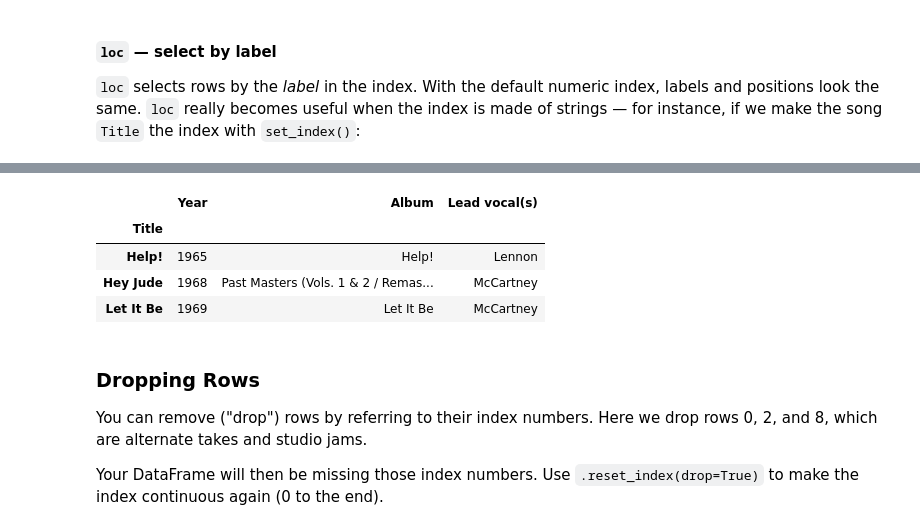
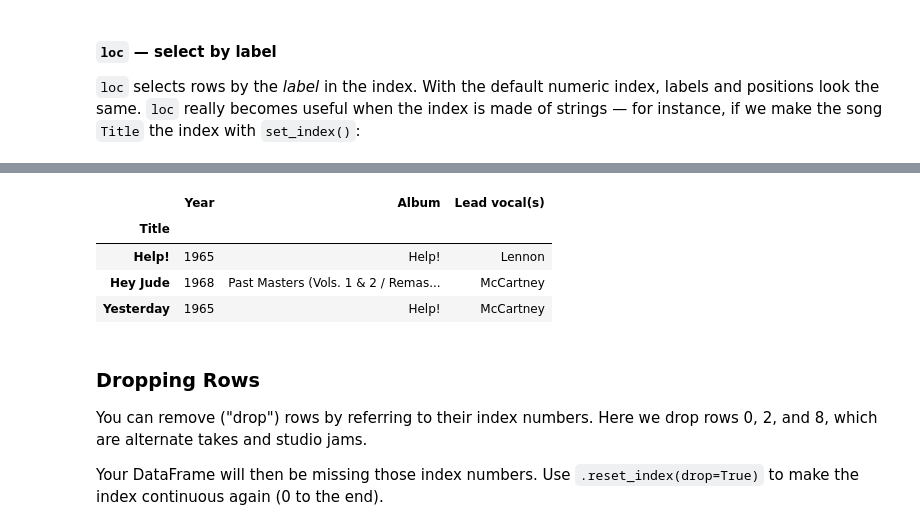
Before and after one commit to RichardFreedman/Heidelberg_Class, a Jupyter notebook: 01_Python Pandas Basics /B_Pandas_Basics_Beatles.ipynb, the cells around one changed output, grey strips where cells are left out. Drawn from its saved outputs; the diff is of its cells as text; code cells hidden in the pictures.

```diff
--- a/01_Python Pandas Basics /B_Pandas_Basics_Beatles.ipynb
+++ b/01_Python Pandas Basics /B_Pandas_Basics_Beatles.ipynb
@@ -219,19 +235,19 @@ Name: Yesterday, dtype: object
 # %%
 # Several songs at once, and only the columns we name
 # first the lists
-song_list = ['Help!', 'Hey Jude', 'Let It Be']
+song_list = ['Help!', 'Hey Jude', 'Yesterday']
 column_list = ['Year', 'Album', 'Lead vocal(s)']
 
 # now we pass the lists to the .loc[] method to get the rows and columns we want
 # in this case 'loc' is taking two arguments:
 # the first is the list of songs, and the second is the list of columns
 beatles_by_title.loc[song_list, column_list]
 # %% [output]
 |  | Year | Album | Lead vocal(s) |
 | Title |  |  |  |
 | Help! | 1965 | Help! | Lennon |
 | Hey Jude | 1968 | Past Masters (Vols. 1 & 2 / Remas... | McCartney |
-| Let It Be | 1969 | Let It Be | McCartney |
+| Yesterday | 1965 | Help! | McCartney |
 # %% [markdown]
 ### Dropping Rows
 
```
Also changed, not shown: parts of 6 cells of this notebook, 9 other files.
